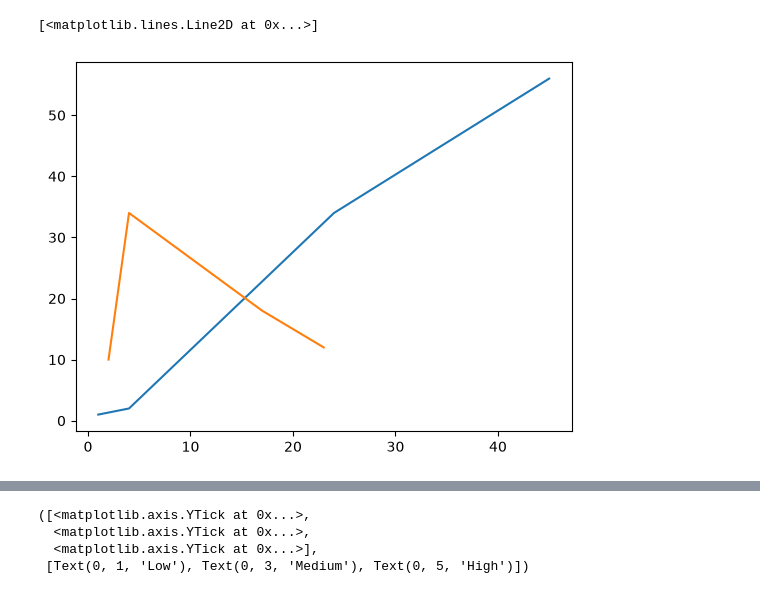
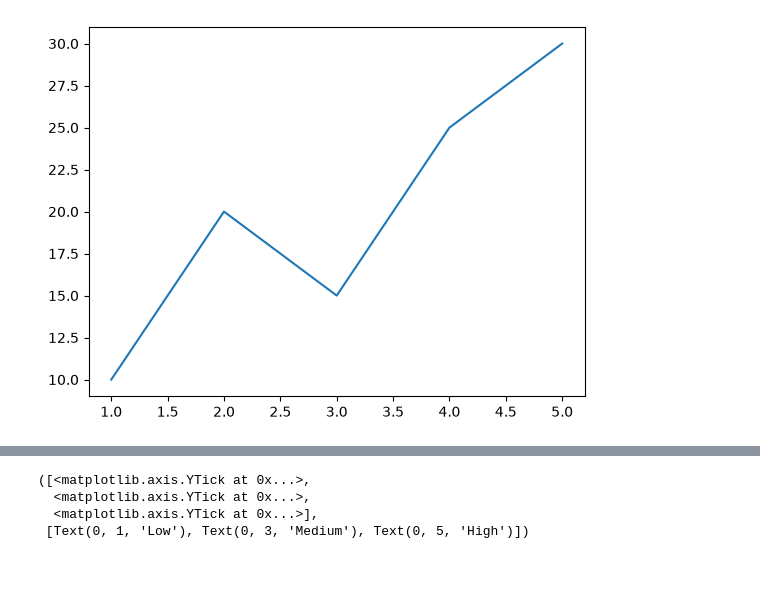
Before and after one commit to Anuragpathak08/Data-Analysis, a Jupyter notebook: 6 matplotlib/m1day01.ipynb, the cells around one changed output, grey strips where cells are left out. Drawn from its saved outputs; the diff is of its cells as text; code cells hidden in the pictures.

```diff
--- a/6 matplotlib/m1day01.ipynb
+++ b/6 matplotlib/m1day01.ipynb
@@ -5,6 +100,9 @@ import matplotlib.pyplot as plt
 # %%
-plt.plot([1,4,24,45], [1, 2, 34, 56], label = 'xyz')
-plt.plot([2,4, 17, 23], [10, 34, 18,12 ], label = 'abc')
+
+x = [1, 2, 3, 4, 5]
+y = [10, 20, 15, 25, 30]
+
+plt.plot(x, y)
+plt.show()
 # %% [output]
-[<matplotlib.lines.Line2D at 0x...>]
-[figure, old version]
+[figure, new version]
```
Also changed, not shown: parts of 11 cells of this notebook, 4 other files.
